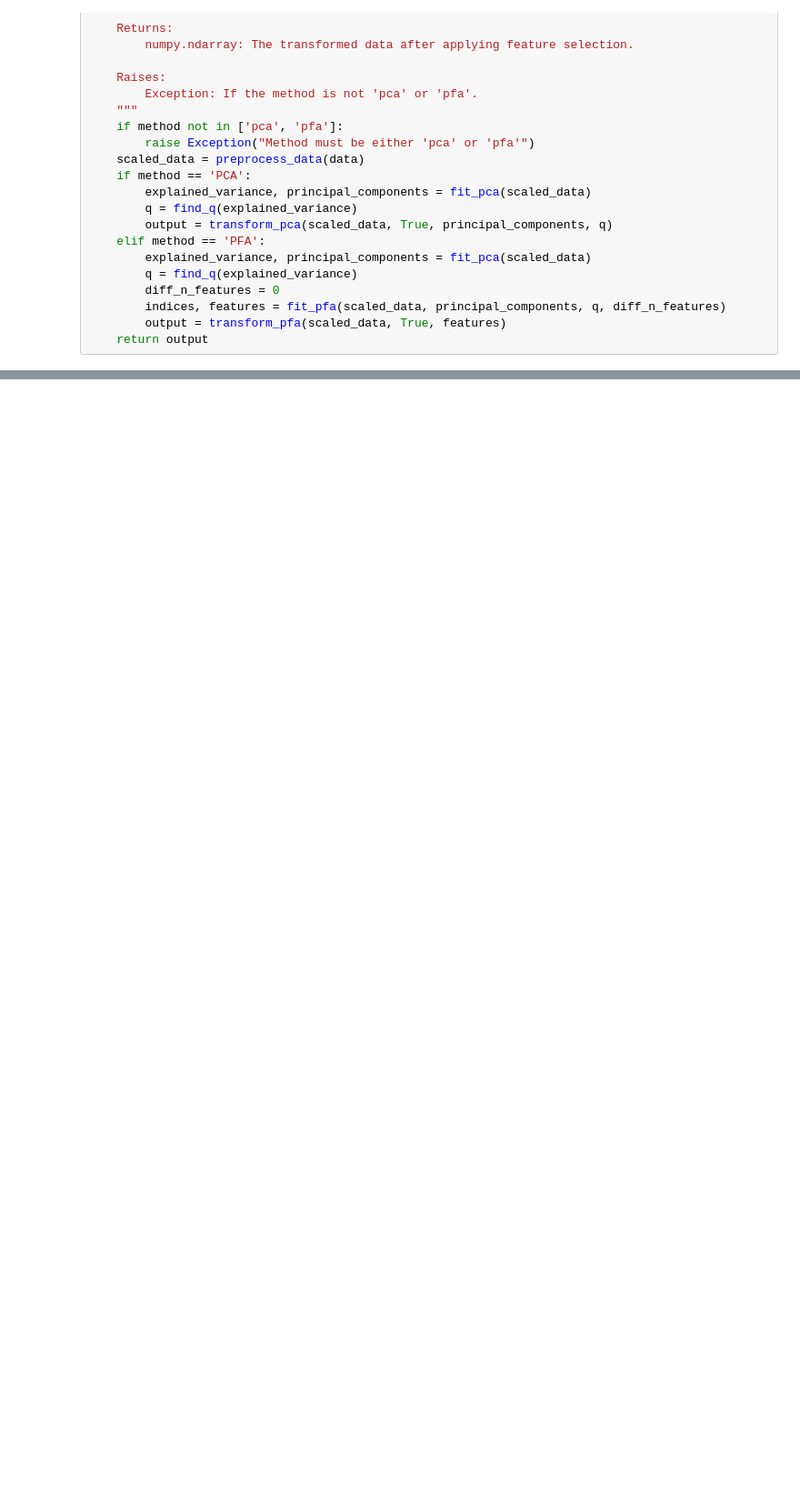
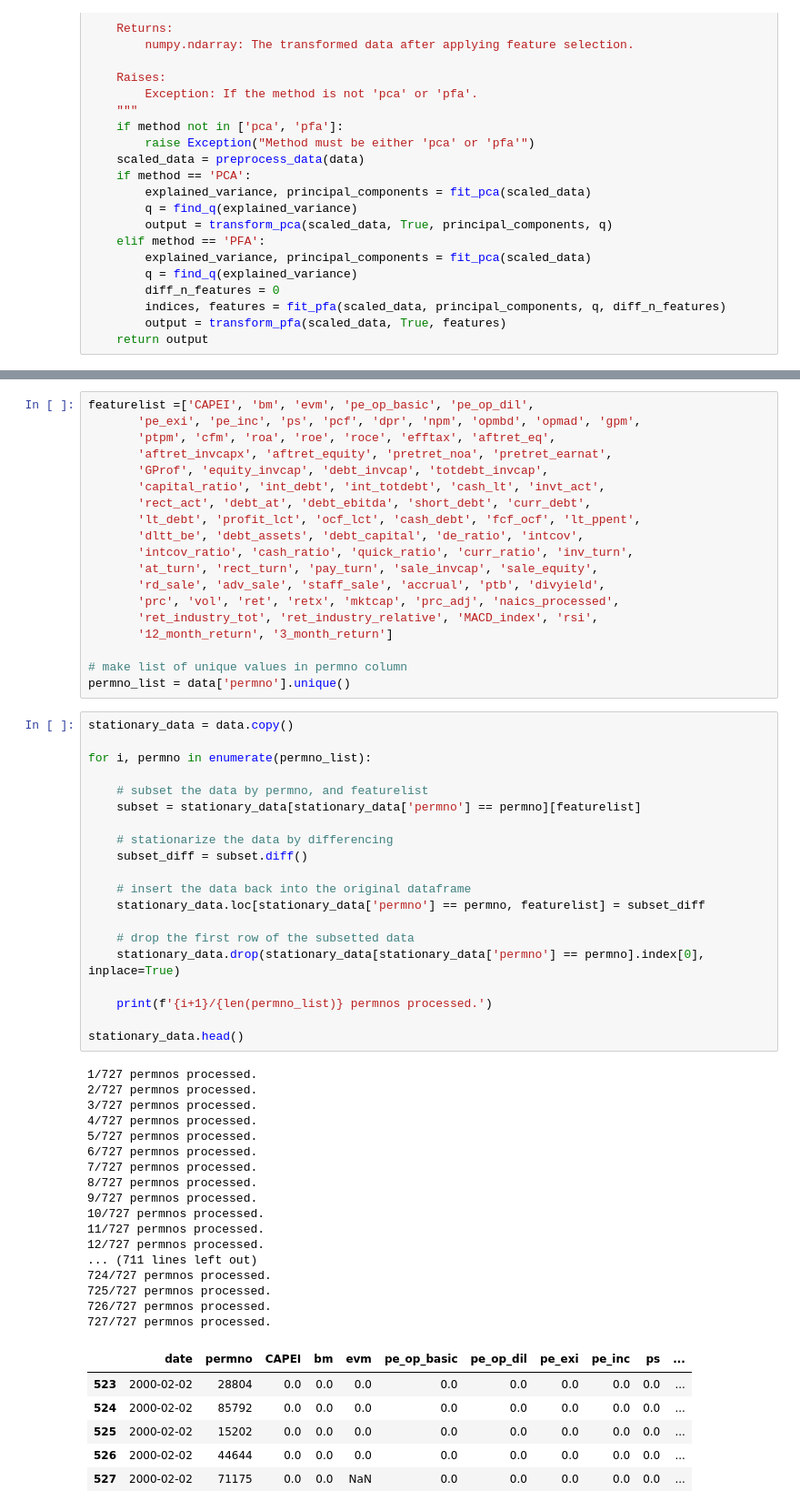
Before and after one commit to NotFrancee/bsic_hephaestus_paper, a Jupyter notebook: src/feature_selection/feature_selection_BCJ_mkII.ipynb, the cells around one changed output, grey strips where cells are left out. Shown at 91% size. Saved outputs shown, nothing was run; the diff lists cells and outputs as text; blank space fills up the shorter version.

```diff
--- a/src/feature_selection/feature_selection_BCJ_mkII.ipynb
+++ b/src/feature_selection/feature_selection_BCJ_mkII.ipynb
@@ -242,0 +276,63 @@ def fit_transform(data, method):
+# %%
+featurelist =['CAPEI', 'bm', 'evm', 'pe_op_basic', 'pe_op_dil',
+       'pe_exi', 'pe_inc', 'ps', 'pcf', 'dpr', 'npm', 'opmbd', 'opmad', 'gpm',
+       'ptpm', 'cfm', 'roa', 'roe', 'roce', 'efftax', 'aftret_eq',
+       'aftret_invcapx', 'aftret_equity', 'pretret_noa', 'pretret_earnat',
+       'GProf', 'equity_invcap', 'debt_invcap', 'totdebt_invcap',
+       'capital_ratio', 'int_debt', 'int_totdebt', 'cash_lt', 'invt_act',
+       'rect_act', 'debt_at', 'debt_ebitda', 'short_debt', 'curr_debt',
+       'lt_debt', 'profit_lct', 'ocf_lct', 'cash_debt', 'fcf_ocf', 'lt_ppent',
+       'dltt_be', 'debt_assets', 'debt_capital', 'de_ratio', 'intcov',
+       'intcov_ratio', 'cash_ratio', 'quick_ratio', 'curr_ratio', 'inv_turn',
+       'at_turn', 'rect_turn', 'pay_turn', 'sale_invcap', 'sale_equity',
+       'rd_sale', 'adv_sale', 'staff_sale', 'accrual', 'ptb', 'divyield',
+       'prc', 'vol', 'ret', 'retx', 'mktcap', 'prc_adj', 'naics_processed',
+       'ret_industry_tot', 'ret_industry_relative', 'MACD_index', 'rsi',
+       '12_month_return', '3_month_return']
+
+# make list of unique values in permno column
+permno_list = data['permno'].unique()
+# %%
+stationary_data = data.copy()
+
+for i, permno in enumerate(permno_list):
+
+    # subset the data by permno, and featurelist
+    subset = stationary_data[stationary_data['permno'] == permno][featurelist]
+
+    # stationarize the data by differencing
+    subset_diff = subset.diff()
+
+    # insert the data back into the original dataframe
+    stationary_data.loc[stationary_data['permno'] == permno, featurelist] = subset_diff
+
+    # drop the first row of the subsetted data
+    stationary_data.drop(stationary_data[stationary_data['permno'] == permno].index[0], inplace=True)
+
+    print(f'{i+1}/{len(permno_list)} permnos processed.')
+
+stationary_data.head()
+# %% [output]
+1/727 permnos processed.
+2/727 permnos processed.
+3/727 permnos processed.
+4/727 permnos processed.
+5/727 permnos processed.
+6/727 permnos processed.
+7/727 permnos processed.
+8/727 permnos processed.
+9/727 permnos processed.
+10/727 permnos processed.
+11/727 permnos processed.
+12/727 permnos processed.
+... (711 lines left out)
+724/727 permnos processed.
+725/727 permnos processed.
+726/727 permnos processed.
+727/727 permnos processed.
+|  | date | permno | CAPEI | bm | evm | pe_op_basic | pe_op_dil | pe_exi | pe_inc | ps | ... |
+| 523 | 2000-02-02 | 28804 | 0.0 | 0.0 | 0.0 | 0.0 | 0.0 | 0.0 | 0.0 | 0.0 | ... |
+| 524 | 2000-02-02 | 85792 | 0.0 | 0.0 | 0.0 | 0.0 | 0.0 | 0.0 | 0.0 | 0.0 | ... |
+| 525 | 2000-02-02 | 15202 | 0.0 | 0.0 | 0.0 | 0.0 | 0.0 | 0.0 | 0.0 | 0.0 | ... |
+| 526 | 2000-02-02 | 44644 | 0.0 | 0.0 | 0.0 | 0.0 | 0.0 | 0.0 | 0.0 | 0.0 | ... |
+| 527 | 2000-02-02 | 71175 | 0.0 | 0.0 | NaN | 0.0 | 0.0 | 0.0 | 0.0 | 0.0 | ... |
```
Also changed, not shown: parts of 11 cells of this notebook.
